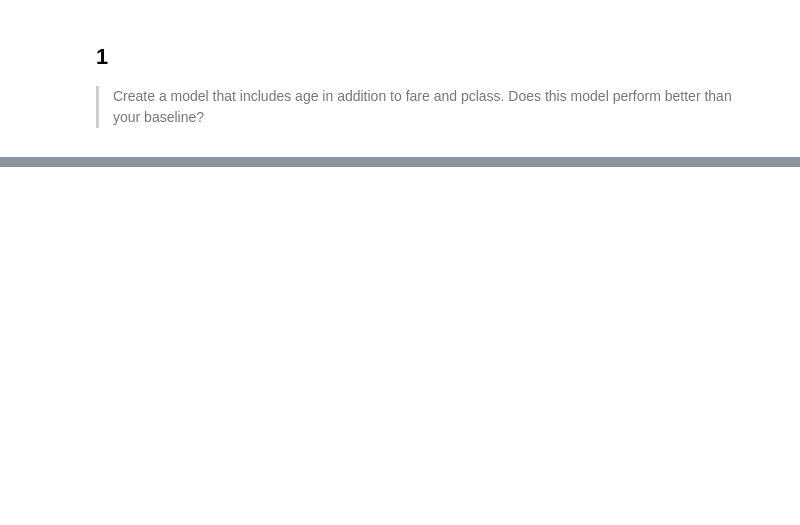
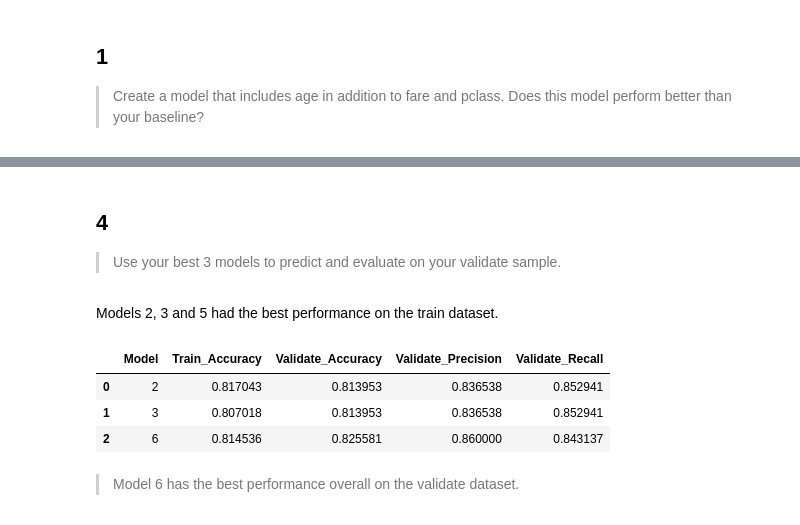
Before and after one commit to alegarcia-dev/classification-exercises, a Jupyter notebook: model.ipynb, the cells around one changed output, grey strips where cells are left out. Drawn from its saved outputs; the diff is of its cells as text; code cells hidden in the pictures; blank space fills up the shorter version.

Commit message:
Completed logistic regression exercises

```diff
--- a/model.ipynb
+++ b/model.ipynb
@@ -739,0 +856,6 @@ Overall as k is increased the performance of the model decreases with the model
+# %%
+X_train = train[features_model_2]
+y_train = train.survived
+
+model2 = LogisticRegression(random_state = 24)
+model2.fit(X_train, y_train)
@@ -739,0 +885,8 @@ Overall as k is increased the performance of the model decreases with the model
+# %%
+features_model_3 = ['sex_male', 'age', 'pclass', 'alone']
+# %%
+X_train = train[features_model_3]
+y_train = train.survived
+
+model3 = LogisticRegression(random_state = 24)
+model3.fit(X_train, y_train)
@@ -739,0 +966,6 @@ Overall as k is increased the performance of the model decreases with the model
+# %%
+X_train = train[features_model_2]
+y_train = train.survived
+
+model6 = LogisticRegression(class_weight = 'balanced', random_state = 24)
+model6.fit(X_train, y_train)
@@ -739,0 +989,35 @@ Overall as k is increased the performance of the model decreases with the model
+# %% [markdown]
+## 4
+
+> Use your best 3 models to predict and evaluate on your validate sample.
+# %% [markdown]
+Models 2, 3 and 5 had the best performance on the train dataset.
+# %%
+models = [model2, model3, model6]
+features = [
+    features_model_2,
+    features_model_3,
+    features_model_2
+]
+model_numbers = [2, 3, 6]
+
+scores = []
+
+for index, model in enumerate(models):
+    score = {
+        'Model' : model_numbers[index],
+        'Train_Accuracy' : model.score(train[features[index]], train.survived),
+        'Validate_Accuracy' : model.score(validate[features[index]], validate.survived),
+        'Validate_Precision' : precision_score(validate.survived, model.predict(validate[features[index]]), pos_label = 0),
+        'Validate_Recall' : recall_score(validate.survived, model.predict(validate[features[index]]), pos_label = 0)
+    }
+    scores.append(score)
+
+pd.DataFrame(scores)
+# %% [output]
+|  | Model | Train_Accuracy | Validate_Accuracy | Validate_Precision | Validate_Recall |
+| 0 | 2 | 0.817043 | 0.813953 | 0.836538 | 0.852941 |
+| 1 | 3 | 0.807018 | 0.813953 | 0.836538 | 0.852941 |
+| 2 | 6 | 0.814536 | 0.825581 | 0.860000 | 0.843137 |
+# %% [markdown]
+> Model 6 has the best performance overall on the validate dataset.
```
Also changed, not shown: parts of 68 cells of this notebook.
